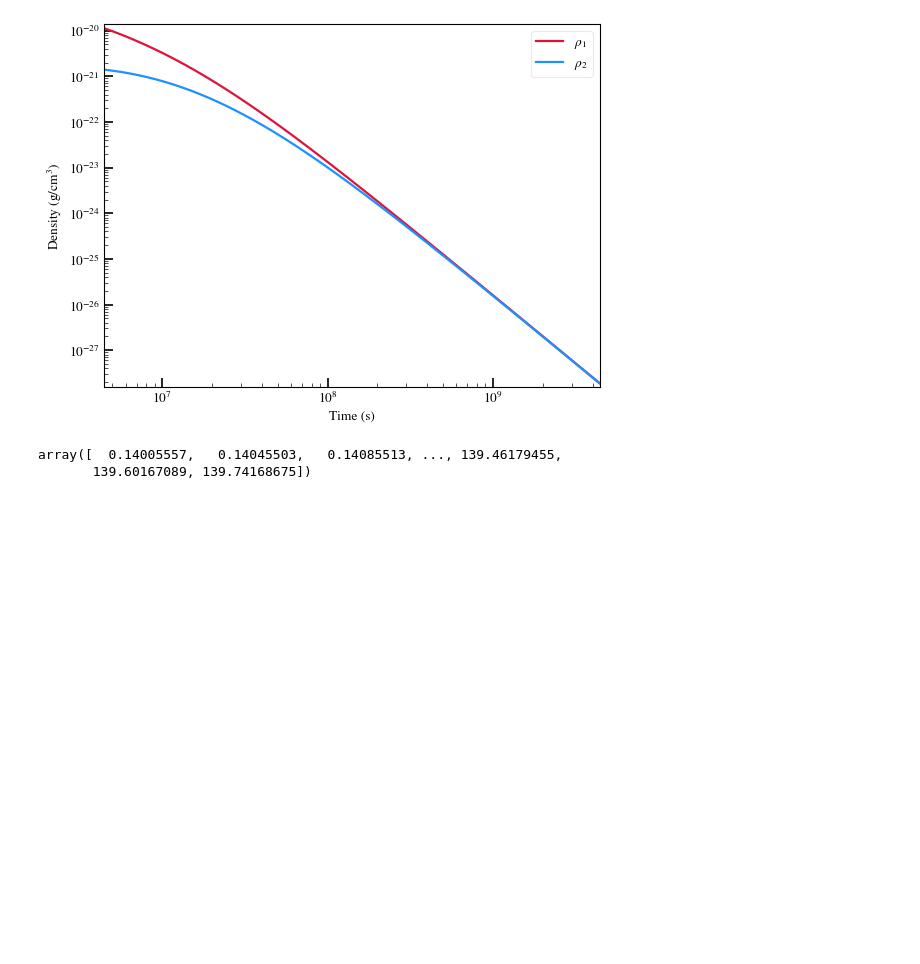
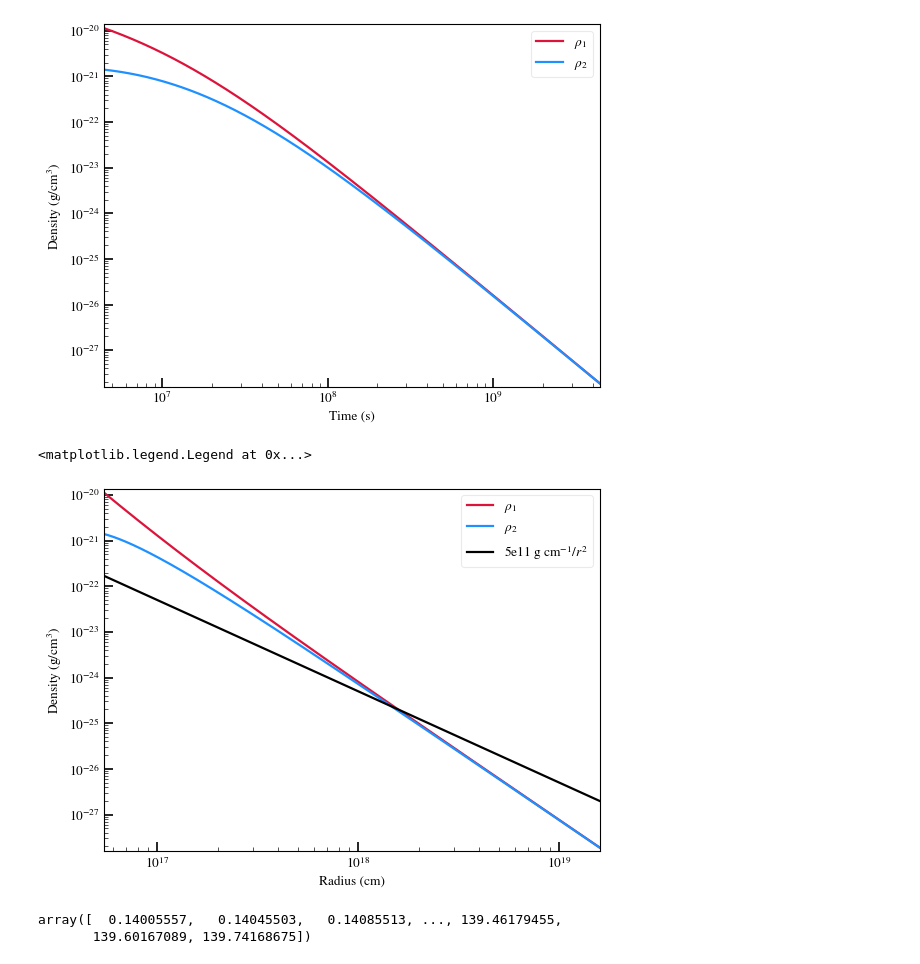
Before and after one commit to samanthacwu/Radio_Forward_Modeling, a Jupyter notebook: spectrum_evolution/check_spectrum_evol.ipynb, the cells around one changed output. Saved outputs shown, nothing was run; the diff lists cells and outputs as text; code cells hidden in the pictures; blank space fills up the shorter version.

Commit message:
added chevalier plot data

```diff
--- a/spectrum_evolution/check_spectrum_evol.ipynb
+++ b/spectrum_evolution/check_spectrum_evol.ipynb
@@ -116,6 +117,19 @@ plt.legend()
 # %% [output]
 <matplotlib.legend.Legend at 0x...>
 [figure]
+# %%
+plt.plot(shock_data['rsh_of_t'], shock_data['rho1_of_t'],color='crimson',label=r'$\rho_{1}$')
+plt.plot(shock_data['rsh_of_t'], shock_data['rho2_of_t'],color='dodgerblue',label=r'$\rho_{2}$')
+plt.plot(shock_data['rsh_of_t'], 5e11/(shock_data['rsh_of_t']**2),color='black',label=r'5e11 g cm$^{-1}$/$r^2$')
+
+plt.xlabel('Radius (cm)')
+plt.ylabel('Density (g/cm$^3$)')
+plt.xscale('log')
+plt.yscale('log')
+plt.legend()
+# %% [output]
+<matplotlib.legend.Legend at 0x...>
+[figure, added]
 # %%
 shock_data['times']/secinyear
 # %% [output]
```
Also changed, not shown: parts of 5 cells of this notebook.
